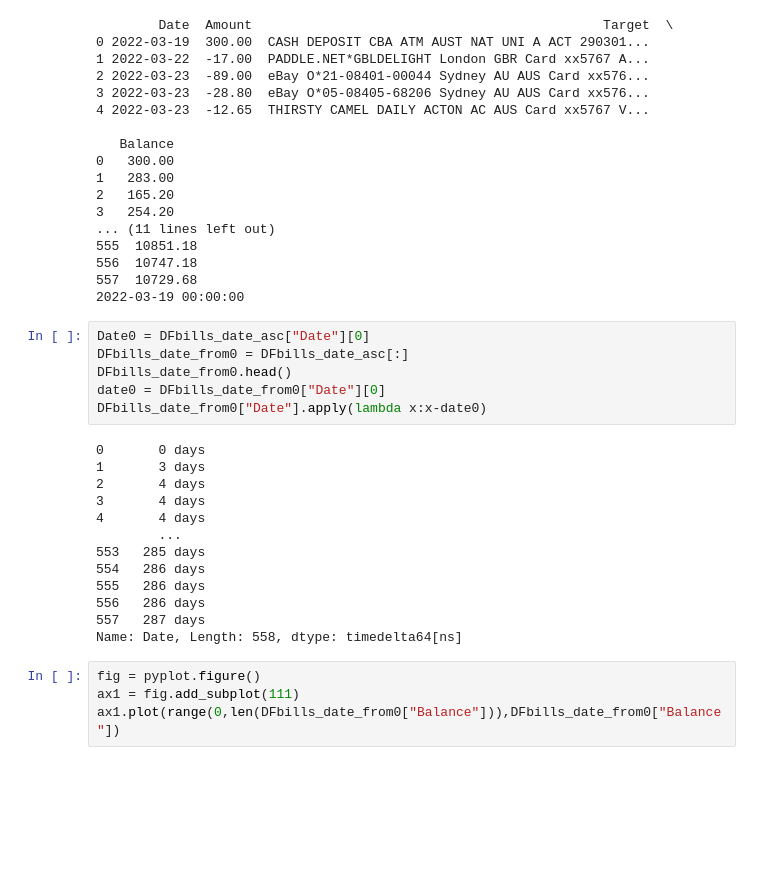
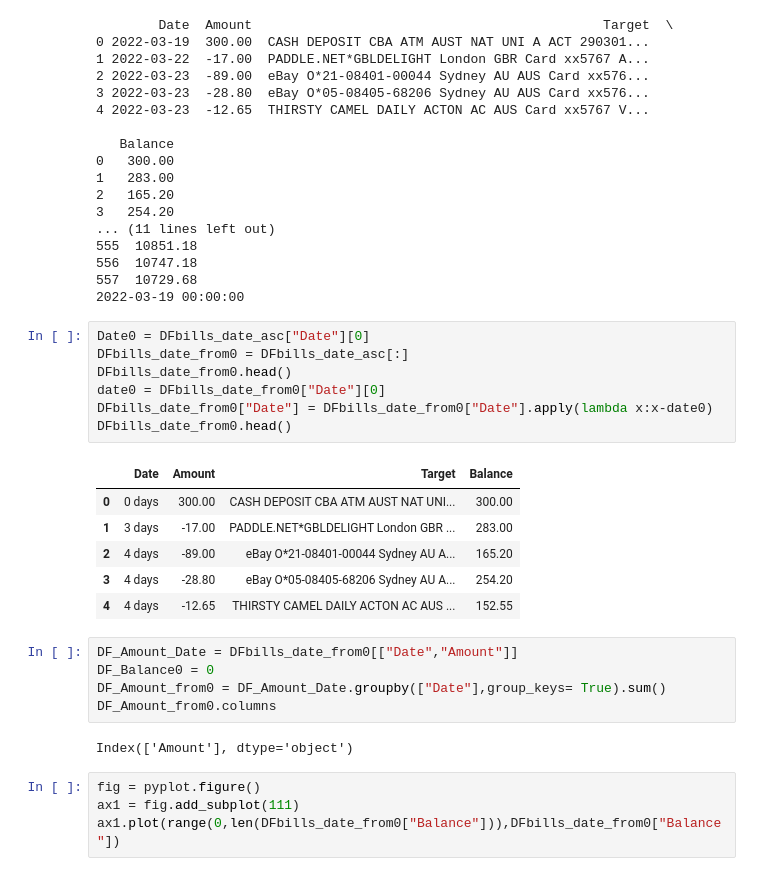
Before and after one commit to Daniel53245/Dai-sToolBox, a Jupyter notebook: 15Jan/playground.ipynb, the cells around one changed output. Saved outputs shown, nothing was run; the diff lists cells and outputs as text; blank space fills up the shorter version.

```diff
--- a/15Jan/playground.ipynb
+++ b/15Jan/playground.ipynb
@@ -95,22 +97,24 @@ print(DFbills_date_asc["Date"][0])
 # %%
 Date0 = DFbills_date_asc["Date"][0]
 DFbills_date_from0 = DFbills_date_asc[:]
 DFbills_date_from0.head()
 date0 = DFbills_date_from0["Date"][0]
-DFbills_date_from0["Date"].apply(lambda x:x-date0)
+DFbills_date_from0["Date"] = DFbills_date_from0["Date"].apply(lambda x:x-date0)
+DFbills_date_from0.head()
 # %% [output]
-0       0 days
-1       3 days
-2       4 days
-3       4 days
-4       4 days
-        ...
-553   285 days
-554   286 days
-555   286 days
-556   286 days
-557   287 days
-Name: Date, Length: 558, dtype: timedelta64[ns]
+|  | Date | Amount | Target | Balance |
+| 0 | 0 days | 300.00 | CASH DEPOSIT CBA ATM AUST NAT UNI... | 300.00 |
+| 1 | 3 days | -17.00 | PADDLE.NET*GBLDELIGHT London GBR ... | 283.00 |
+| 2 | 4 days | -89.00 | eBay O*21-08401-00044 Sydney AU A... | 165.20 |
+| 3 | 4 days | -28.80 | eBay O*05-08405-68206 Sydney AU A... | 254.20 |
+| 4 | 4 days | -12.65 | THIRSTY CAMEL DAILY ACTON AC AUS ... | 152.55 |
+# %%
+DF_Amount_Date = DFbills_date_from0[["Date","Amount"]]
+DF_Balance0 = 0
+DF_Amount_from0 = DF_Amount_Date.groupby(["Date"],group_keys= True).sum()
+DF_Amount_from0.columns
+# %% [output]
+Index(['Amount'], dtype='object')
 # %%
 fig = pyplot.figure()
 ax1 = fig.add_subplot(111)
```
Also changed, not shown: parts of 3 cells of this notebook.
